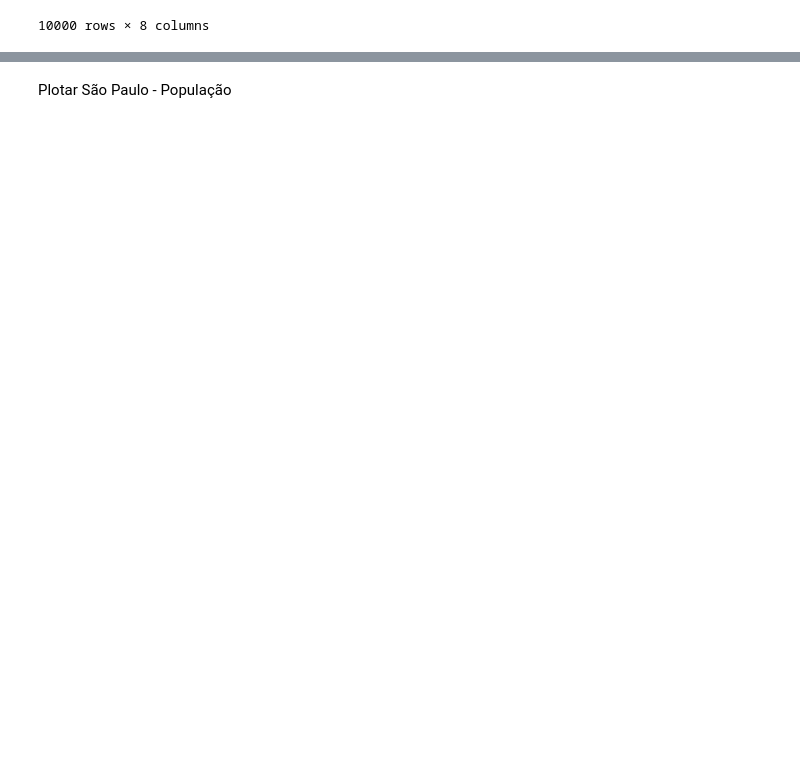
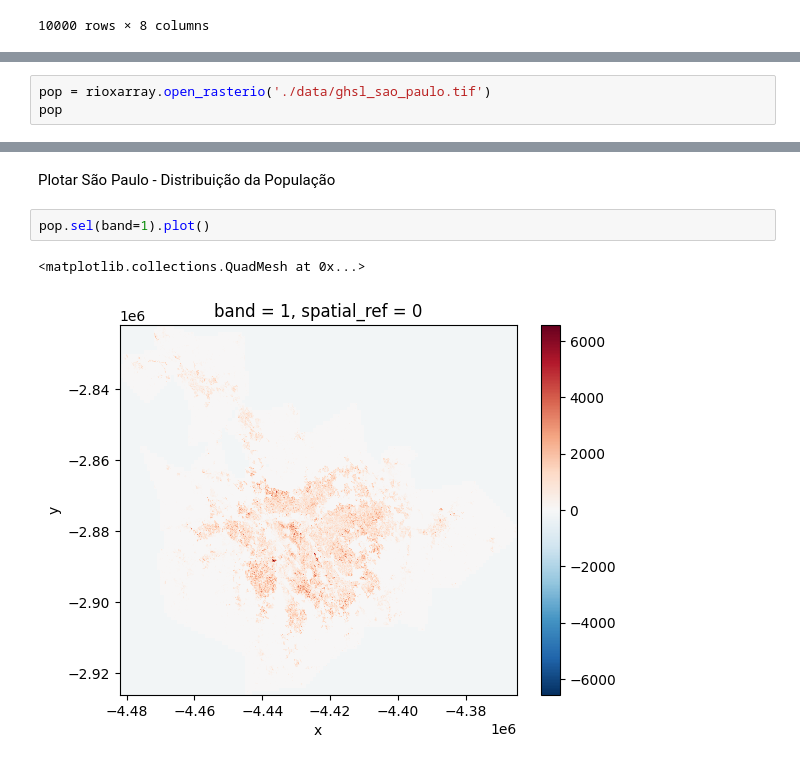
Before and after one commit to henrqueDev/Geographic-Data-Science-with-Python-Scripts, a Jupyter notebook: spatial_data.ipynb, the cells around one changed output, grey strips where cells are left out. Saved outputs shown, nothing was run; the diff lists cells and outputs as text; blank space fills up the shorter version.

Commit message:
:robot: almost finishing spatial data chapter

```diff
--- a/spatial_data.ipynb
+++ b/spatial_data.ipynb
@@ -172,0 +185,3 @@ tc_points
+# %%
+pop = rioxarray.open_rasterio('./data/ghsl_sao_paulo.tif')
+pop
@@ -175,2 +230,7 @@ Importar dataset
 # %% [markdown]
-Plotar São Paulo - População
+Plotar São Paulo - Distribuição da População
+# %%
+pop.sel(band=1).plot()
+# %% [output]
+<matplotlib.collections.QuadMesh at 0x...>
+[figure, added]
```
Also changed, not shown: parts of 42 cells of this notebook, 3 other files.
